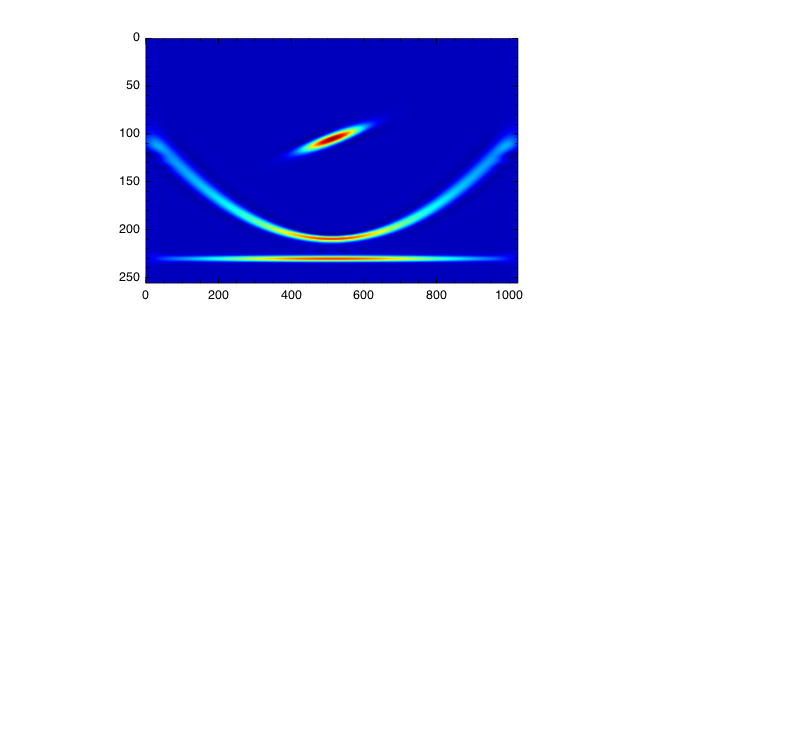
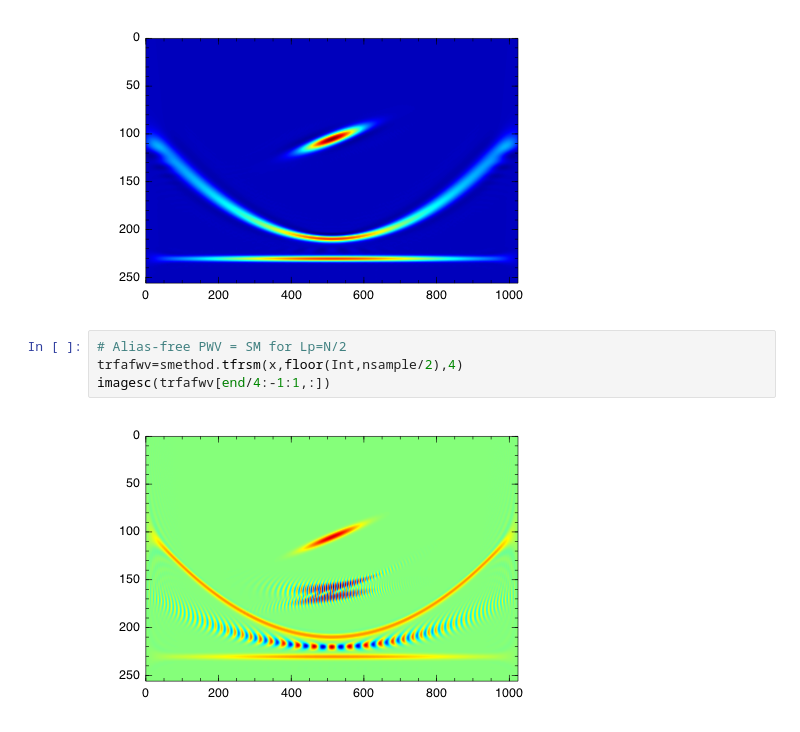
Before and after one commit to HajimeKawahara/juwvid, a Jupyter notebook: Demo of the S-Method.ipynb, the cells around one changed output. Saved outputs shown, nothing was run; the diff lists cells and outputs as text; blank space fills up the shorter version.

```diff
--- a/Demo of the S-Method.ipynb
+++ b/Demo of the S-Method.ipynb
@@ -48,3 +48,9 @@ sm=smethod.tfrsm(x,5,4)
 imagesc(sm[end/4:-1:1,:])
 # %% [output]
 [figure]
+# %%
+# Alias-free PWV = SM for Lp=N/2
+trfafwv=smethod.tfrsm(x,floor(Int,nsample/2),4)
+imagesc(trfafwv[end/4:-1:1,:])
+# %% [output]
+[figure, added]
```
Also changed, not shown: parts of 1 cell of this notebook, 6 other files.
